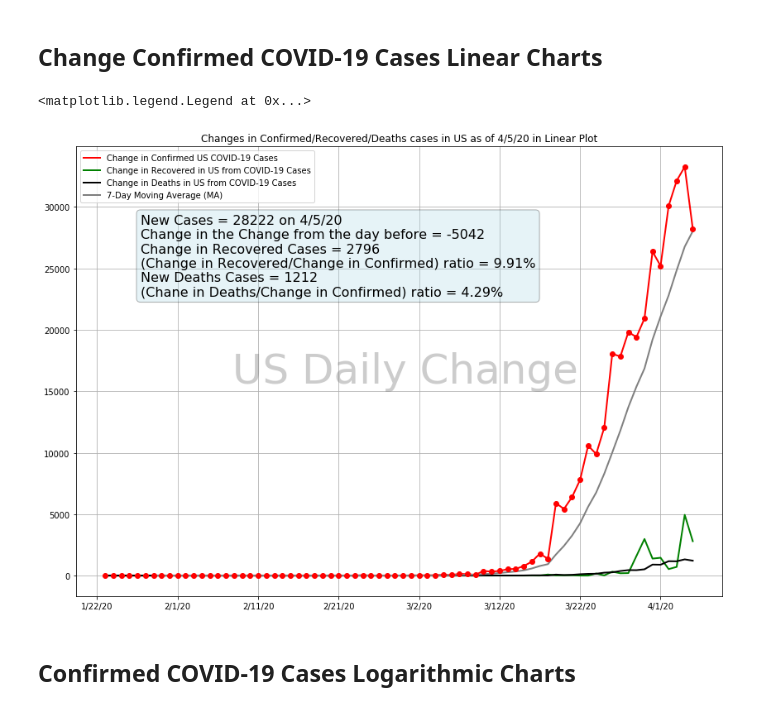
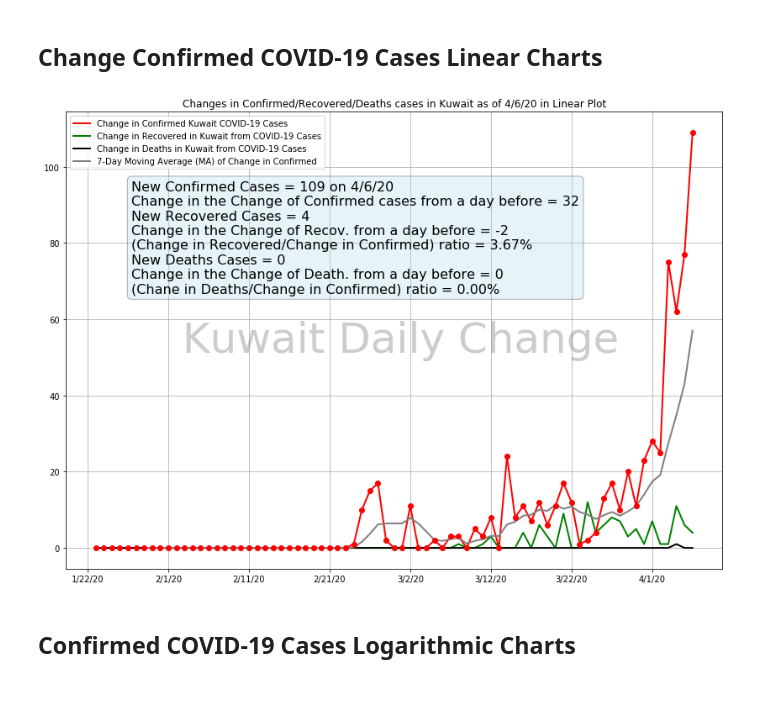
Before and after one commit to sabawi/COVID-19-R-NAUGHT, a Jupyter notebook: covid-19-r-naught.ipynb, the cells around one changed output. Saved outputs shown, nothing was run; the diff lists cells and outputs as text; code cells hidden in the pictures.

```diff
--- a/covid-19-r-naught.ipynb
+++ b/covid-19-r-naught.ipynb
@@ -17,7 +17,7 @@ warnings.filterwarnings("ignore")
 from IPython.display import Markdown as md
 # %%
 # Set the region as spelled in the Johns Hupkins Center file below
-region = 'US' #'Korea, South' 'Kuwait'  'United Kingdom' 'China' 'Italy' 'France' 'Canada' 'Australia'
+region = 'Kuwait' #'Korea, South' 'Kuwait'  'United Kingdom' 'China' 'Italy' 'France' 'Canada' 'Australia'
 regions_list = ['China','Italy','US','Germany','Spain','Canada','France','Korea, South','United Kingdom']
 colors = ['blue','green','purple', 'cyan','magenta','black','#8c564b','blueviolet', 'teal']
 pd.set_option("display.max_rows", None, "display.max_columns", None)
@@ -49,13 +61,20 @@ def FindLocalMinMax(df, colname, n):
 ## https://github.com/CSSEGISandData/COVID-19/tree/master/csse_covid_19_data/csse_covid_19_time_series
 ## File name "time_series_19-covid-Confirmed.csv"  for all confirmed cases in the world by region
 ## *** DOWNLOAD to local directory ***
-confirmed_filename = './time_series_covid19_confirmed_global.csv'
-recovered_filename = './time_series_covid19_recovered_global.csv'
-deaths_filename = './time_series_covid19_deaths_global.csv'
+confirmed_filename = 'time_series_covid19_confirmed_global.csv'
+recovered_filename = 'time_series_covid19_recovered_global.csv'
+deaths_filename = 'time_series_covid19_deaths_global.csv'
 
-df_confirmed = pd.read_csv(confirmed_filename)
-df_recovered = pd.read_csv(recovered_filename)
-df_deaths = pd.read_csv(deaths_filename)
+## If you are reading from files downloaded to local directory, uncomment the lines below
+#df_confirmed = pd.read_csv(confirmed_filename)
+#df_recovered = pd.read_csv(recovered_filename)
+#df_deaths = pd.read_csv(deaths_filename)
+
+## If the following 3 lines of code are no longer commented out, then
+## you DON'T NEED to download the 3 files to local directory.
+df_confirmed = GetCSVFromURL(confirmed_filename)
+df_recovered = GetCSVFromURL(recovered_filename)
+df_deaths = GetCSVFromURL(deaths_filename)
 
 ## Separate the dates to use as an index later
 dates = df_confirmed.columns[4:]
@@ -158,6 +177,14 @@ last_recov = us_df_recovered_cum[colname_recovered].diff(1)[-1:][0]
 last_death = us_df_deaths_cum[colname_deaths].diff(1)[-1:][0]
 last_conf_change = us_df_cumulative[colname].diff(1)[-1:][0] - us_df_cumulative[
     colname].diff(1)[-2:][0]
+
+last_recov_change = us_df_recovered_cum[colname_recovered].diff(1)[-1:][0] - us_df_recovered_cum[
+    colname_recovered].diff(1)[-2:][0]
+
+
+last_death_change = us_df_deaths_cum[colname_deaths].diff(1)[-1:][0] - us_df_deaths_cum[
+    colname_deaths].diff(1)[-2:][0]
+
 
 MAperiod = 7
 TheCurveMA_df = pd.DataFrame()
@@ -173,39 +200,41 @@ TheCurveMA_df.plot(
 ax.plot(us_df_cumulative[colname].diff(1), 'o', c='red', lw=8,label='_Hidden',)
 
 
 textstr = '\n'.join(
-    (r'New Cases = %.0f on ' % (last_conf, ) +  str(us_df_cumulative.index[-1]) ,
-     r'Change in the Change from the day before = %.0f' % (last_conf_change, ),
-     r'Change in Recovered Cases = %.0f' % (last_recov, ),
+    (r'New Confirmed Cases = %.0f on ' % (last_conf, ) +  str(us_df_cumulative.index[-1]) ,
+     r'Change in the Change of Confirmed cases from a day before = %.0f' % (last_conf_change, ),
+     r'New Recovered Cases = %.0f' % (last_recov, ),
+     r'Change in the Change of Recov. from a day before = %.0f' % (last_recov_change, ),
      r'(Change in Recovered/Change in Confirmed) ratio = %.2f%%' % (last_recov * 100 / last_conf, ),
      r'New Deaths Cases = %.0f' % (last_death, ),
+     r'Change in the Change of Death. from a day before = %.0f' % (last_death_change, ),
      r'(Chane in Deaths/Change in Confirmed) ratio = %.2f%%' % (last_death * 100 / last_conf, )))
 
 props = dict(boxstyle='round', facecolor='lightblue', alpha=0.3)
 ax.text(0.1,
         0.85,
         textstr,
         transform=ax.transAxes,
         fontsize=16,
         fontfamily='sans-serif',
         verticalalignment='top',
         bbox=props)
 
 ax.text(0.5,
         0.5,
         ' '+region + ' Daily Change',
         horizontalalignment='center',
         color='gray',
         fontsize=50,
         alpha=0.4,
         verticalalignment='center',
         transform=ax.transAxes)
 
 ax.grid(True, which="both")
-ax.legend(['Change in '+colname,'Change in '+colname_recovered, 'Change in '+colname_deaths, '7-Day Moving Average (MA)'])
+ax.legend(['Change in '+colname,'Change in '+colname_recovered, 'Change in '+colname_deaths, '7-Day Moving Average (MA) of Change in Confirmed'])
+plt.show()
 # %% [output]
-<matplotlib.legend.Legend at 0x...>
-[figure, old version]
+[figure, new version]
 # %% [markdown]
 ## Confirmed COVID-19 Cases Logarithmic Charts
 # %%
```
Also changed, not shown: parts of 14 cells of this notebook, 1 other file.
